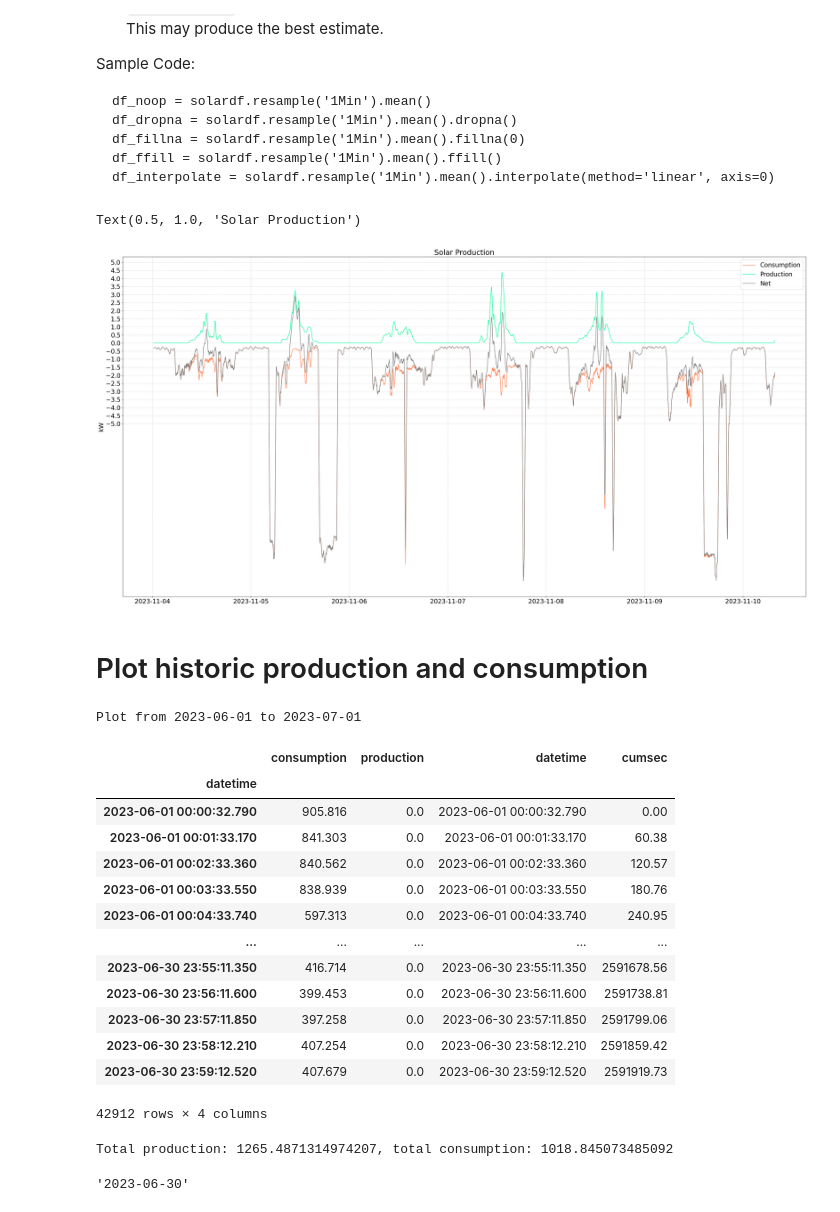
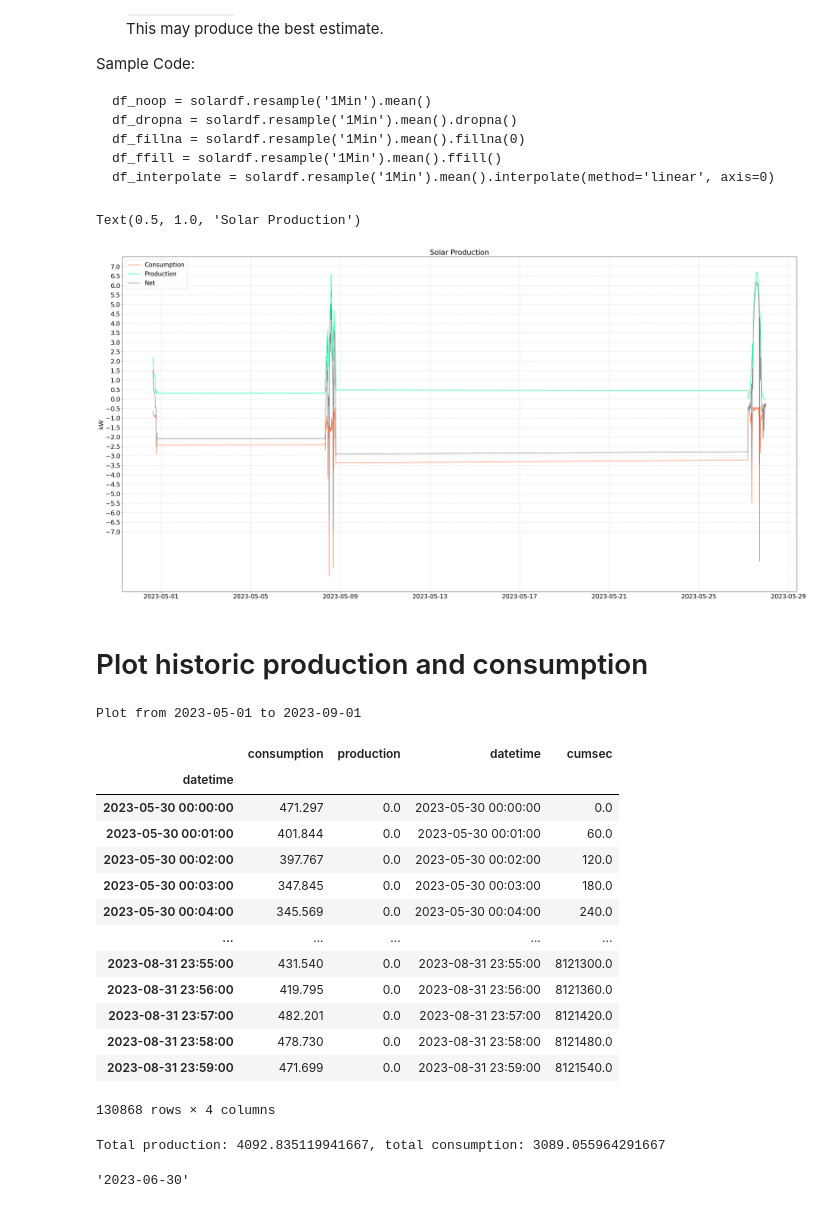
Before and after one commit to tomunger/homesolardata, a Jupyter notebook: analize/solarproduction.ipynb, the cells around one changed output. Drawn from its saved outputs; the diff is of its cells as text; code cells hidden in the pictures.

```diff
--- a/analize/solarproduction.ipynb
+++ b/analize/solarproduction.ipynb
@@ -11,10 +12,0 @@ from scipy import integrate
-# %%
-FIGSIZE = (40, 20)
-FONTSIZE = 20
-
-PRODUCTION_COLOR = "mediumspringgreen"
-CONSUMPTION_COLOR = "coral"
-NET_COLOR = "grey"
-
-with open("../local-database.json", "r") as f:
-	config = json.load(f)
@@ -97,30 +103,33 @@ solardf.head()
 # %%
 plt.rcParams.update({'font.size': FONTSIZE})
 fig = plt.figure(figsize = FIGSIZE)
 
 # Resample and interpolate to fill gaps in data with reasonable value.
-df = solardf.resample('1Min').mean().interpolate(method='linear', axis=0)
+# Don't resample:  it's already 1 minute data
+# don't interpolate:  there are big gaps we don't want to fill
+#df = solardf.resample('1Min').mean().interpolate(method='linear', axis=0)
+df = solardf
 
 # Smooth data with rolling average and convert to kiloWatts.
 minutes_rolling = 20
 smoothed_consumption = -df['consumption'].rolling(minutes_rolling).mean().dropna() / 1000
 smoothed_production = df['production'].rolling(minutes_rolling).mean().dropna() / 1000
 net = smoothed_production + smoothed_consumption
 
 
 plt.plot(smoothed_consumption.index, smoothed_consumption, CONSUMPTION_COLOR, label="Consumption")
 plt.plot(smoothed_production.index, smoothed_production, PRODUCTION_COLOR, label="Production")
 plt.plot(net.index, net, NET_COLOR, label="Net")
 
 # Calculate a max value for the y-axis
 max_value = math.ceil(max(-smoothed_consumption.max(), smoothed_production.max()))
 step = 0.5
 plt.yticks(np.arange(-max_value, max_value+step, step))
 plt.ylabel("kW")
 
 plt.grid(alpha =.6, linestyle ='--')
 plt.legend()
 plt.title("Solar Production")
 # %% [output]
 Text(0.5, 1.0, 'Solar Production')
-[figure, old version]
+[figure, new version]
@@ -131,8 +142,8 @@ Text(0.5, 1.0, 'Solar Production')
 # data_from = data_to - datetime.timedelta(28)
 # data_from_str = data_from.strftime("%Y-%m-%d")
 # data_to_str = data_to.strftime("%Y-%m-%d")
-data_from_str = '2023-06-01'
-data_to_str = '2023-07-01'
+data_from_str = '2023-05-01'
+data_to_str = '2023-09-01'
 
 print (f"Plot from {data_from_str} to {data_to_str}")
 
@@ -145,7 +156,7 @@ SELECT datetime, consumption, production FROM production
 '''
 intdf = pd.read_sql(sql, engine, index_col='datetime')
 # %% [output]
-Plot from 2023-06-01 to 2023-07-01
+Plot from 2023-05-01 to 2023-09-01
 # %%
 
 
@@ -163,18 +174,18 @@ intdf
 # %% [output]
 |  | consumption | production | datetime | cumsec |
 | datetime |  |  |  |  |
-| 2023-06-01 00:00:32.790 | 905.816 | 0.0 | 2023-06-01 00:00:32.790 | 0.00 |
-| 2023-06-01 00:01:33.170 | 841.303 | 0.0 | 2023-06-01 00:01:33.170 | 60.38 |
-| 2023-06-01 00:02:33.360 | 840.562 | 0.0 | 2023-06-01 00:02:33.360 | 120.57 |
-| 2023-06-01 00:03:33.550 | 838.939 | 0.0 | 2023-06-01 00:03:33.550 | 180.76 |
-| 2023-06-01 00:04:33.740 | 597.313 | 0.0 | 2023-06-01 00:04:33.740 | 240.95 |
+| 2023-05-30 00:00:00 | 471.297 | 0.0 | 2023-05-30 00:00:00 | 0.0 |
+| 2023-05-30 00:01:00 | 401.844 | 0.0 | 2023-05-30 00:01:00 | 60.0 |
+| 2023-05-30 00:02:00 | 397.767 | 0.0 | 2023-05-30 00:02:00 | 120.0 |
+| 2023-05-30 00:03:00 | 347.845 | 0.0 | 2023-05-30 00:03:00 | 180.0 |
+| 2023-05-30 00:04:00 | 345.569 | 0.0 | 2023-05-30 00:04:00 | 240.0 |
 | ... | ... | ... | ... | ... |
-| 2023-06-30 23:55:11.350 | 416.714 | 0.0 | 2023-06-30 23:55:11.350 | 2591678.56 |
-| 2023-06-30 23:56:11.600 | 399.453 | 0.0 | 2023-06-30 23:56:11.600 | 2591738.81 |
-| 2023-06-30 23:57:11.850 | 397.258 | 0.0 | 2023-06-30 23:57:11.850 | 2591799.06 |
-| 2023-06-30 23:58:12.210 | 407.254 | 0.0 | 2023-06-30 23:58:12.210 | 2591859.42 |
-| 2023-06-30 23:59:12.520 | 407.679 | 0.0 | 2023-06-30 23:59:12.520 | 2591919.73 |
+| 2023-08-31 23:55:00 | 431.540 | 0.0 | 2023-08-31 23:55:00 | 8121300.0 |
+| 2023-08-31 23:56:00 | 419.795 | 0.0 | 2023-08-31 23:56:00 | 8121360.0 |
+| 2023-08-31 23:57:00 | 482.201 | 0.0 | 2023-08-31 23:57:00 | 8121420.0 |
+| 2023-08-31 23:58:00 | 478.730 | 0.0 | 2023-08-31 23:58:00 | 8121480.0 |
+| 2023-08-31 23:59:00 | 471.699 | 0.0 | 2023-08-31 23:59:00 | 8121540.0 |
-42912 rows × 4 columns
+130868 rows × 4 columns
 # %%
 #
 # Function to integrate over in groups.
@@ -201,7 +212,7 @@ total_production = daily['production'].sum()
 total_consumption = daily['consumption'].sum()
 print (f"Total production: {total_production}, total consumption: {total_consumption}")
 # %% [output]
-Total production: 1265.4871314974207, total consumption: 1018.845073485092
+Total production: 4092.835119941667, total consumption: 3089.055964291667
 # %%
 daily.index[-1].strftime("%Y-%m-%d")
 # %% [output]
```
Also changed, not shown: parts of 6 cells of this notebook, 7 other files.
